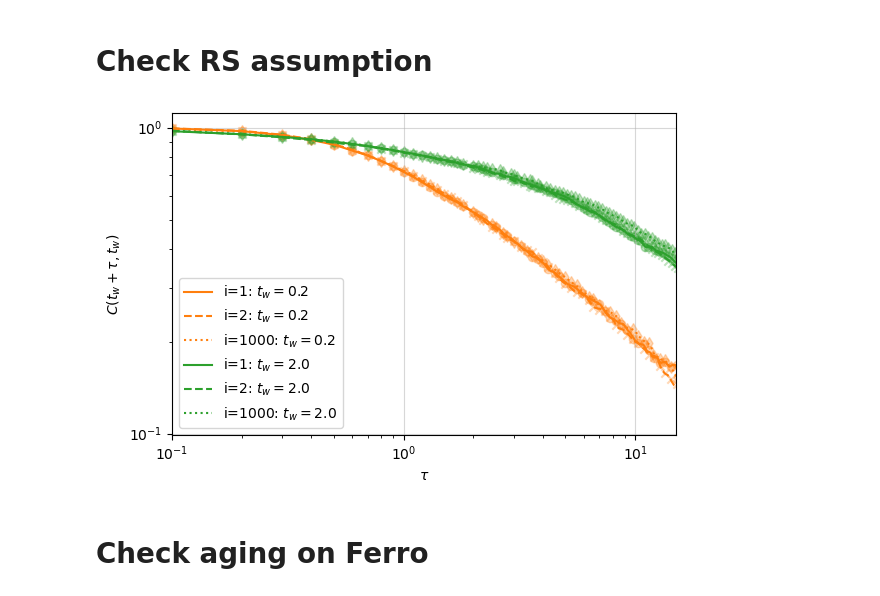
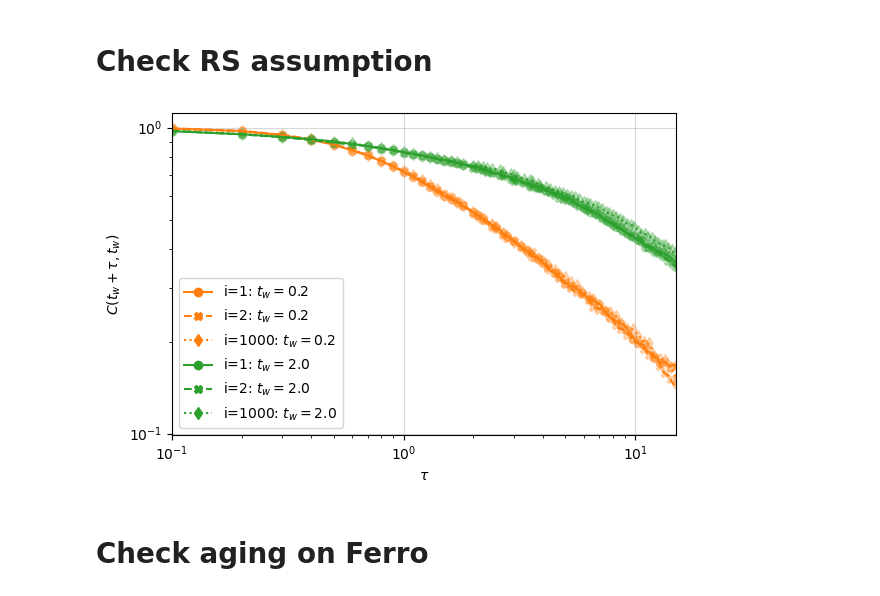
Before and after one commit to Mattiatarabolo/GaussianExpansionCavityMethod.jl, a Jupyter notebook: examples/2Spin/plot_correlations.ipynb, the cells around one changed output. Drawn from its saved outputs; the diff is of its cells as text; code cells hidden in the pictures.

```diff
--- a/examples/2Spin/plot_correlations.ipynb
+++ b/examples/2Spin/plot_correlations.ipynb
@@ -99,7 +104,7 @@ tws = collect(10 .^ range(log10(2e-1), stop=log10(2), length=2))
 # Initialize figure
 fig, ax = plt.subplots(1, 1, figsize=(6, 4), tight_layout=true)
 
-markers = ["o", "x", "d"]
+markers = ["o", "X", "d"]
 lstyles = ["-", "--", ":"]
 # Iterate over the waiting times
 for (i, tw) in enumerate(tws)
@@ -110,35 +115,37 @@ for (i, tw) in enumerate(tws)
         tw_idx = argmin(abs.(tvec .- tw))
         tw = tvec[tw_idx]
         # Get unique indices for log-spaced sampling (your existing code)
         imin, imax = tw_idx, length(tvec)
         logmin, logmax = log10(imin), log10(imax)
         indices = round.(Int, exp10.(range(logmin, logmax, length=80)))
         unique_indices = unique(indices[indices .>= imin .&& indices .<= imax])
         # Plot the first node's correlation
         ax.scatter(tvec[unique_indices] .- tw, C_mc[unique_indices, tw_idx] ./ C_mc[tw_idx, tw_idx], color="C$i", alpha=0.3, marker=markers[idx])
         # smooth with a ±0.2‐decade window
         xs, ys_s = running_logavg(tvec[tw_idx:end] .- tw, C_mc[tw_idx:end, tw_idx] ./ C_mc[tw_idx, tw_idx]; halfdecade=.01)
-        ax.plot(xs, ys_s, color="C$i", label="i=$inode: "*L"t_w=" *"$(round(tw, digits=3))", ls=lstyles[idx])
+        ax.plot(xs, ys_s, color="C$i", ls=lstyles[idx])
+
+        ax.plot([], [], color="C$i", marker=markers[idx], ls=lstyles[idx], label="i=$inode: "*L"t_w=" *"$(round(tw, digits=3))")  # for legend
     end
 end
 
 ax.set_yscale("log")
 ax.set_xscale("log")
 ax.set_xlim(1e-1, 1.5e1)
 #ax.set_ylim(8e-2, 1.2)
 ax.set_xlabel(L"\tau")
 ax.set_ylabel(L"C(t_w + \tau, t_w)")
 ax.grid(alpha=.5)
 ax.legend()
 
 plt.display(fig)
 
 # Save the figure
 plt.savefig("Check_RS_RRG_N$(N)_K$(K)_J$(J)_D$(D).pdf", bbox_inches="tight")
 plt.savefig("Check_RS_RRG_N$(N)_K$(K)_J$(J)_D$(D).png", dpi=300, bbox_inches="tight")
 plt.close(fig)
 # %% [output]
-[figure, old version]
+[figure, new version]
 # %% [markdown]
 # Check aging on Ferro
 # %%
```
Also changed, not shown: parts of 3 cells of this notebook, 8 other files.
